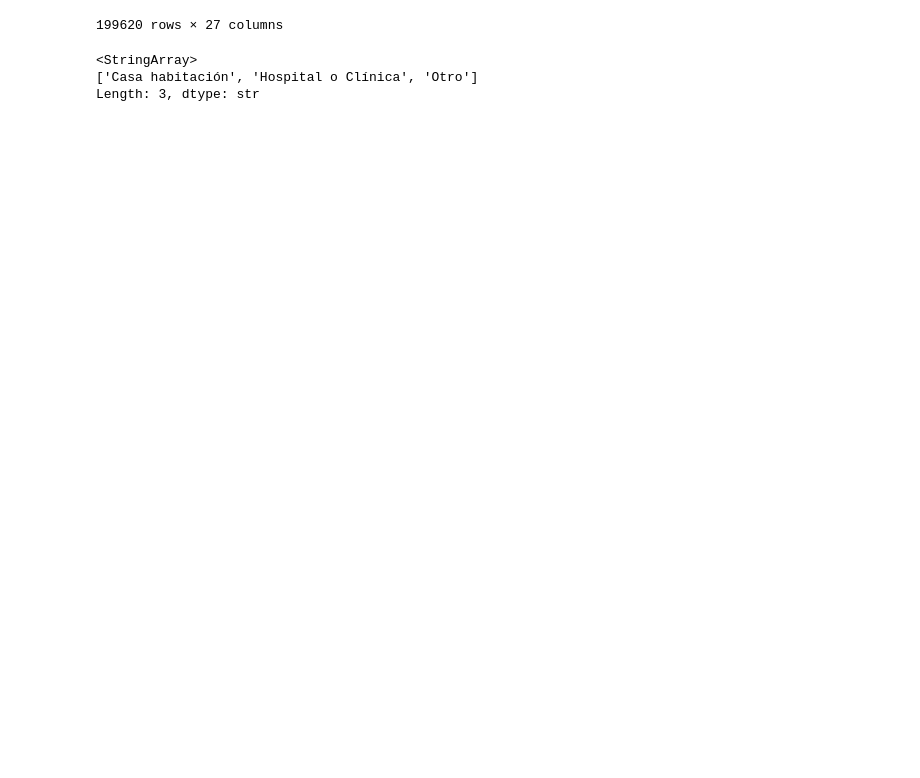
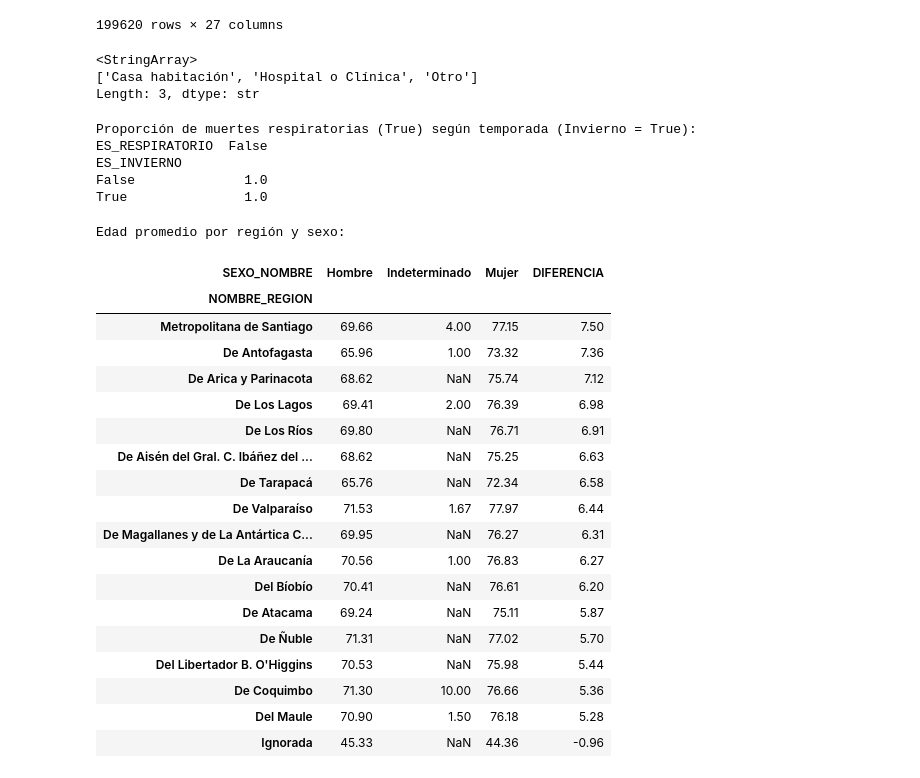
Before and after one commit to Bladex12/proyecto-analisis, a Jupyter notebook: trabajo.ipynb, the cells around one changed output. Cells and saved outputs as stored; diff of their text form; code cells hidden in the pictures; blank space fills up the shorter version.

```diff
--- a/trabajo.ipynb
+++ b/trabajo.ipynb
@@ -244,3 +244,51 @@ df["LUGAR_DEFUNCION"].unique()
 <StringArray>
 ['Casa habitación', 'Hospital o Clínica', 'Otro']
 Length: 3, dtype: str
+# %%
+# Asegurar que FECHA_DEF sea datetime
+df['FECHA_DEF'] = pd.to_datetime(df['FECHA_DEF'])
+df['MES'] = df['FECHA_DEF'].dt.month
+
+df['ES_INVIERNO'] = df['MES'].isin([6, 7, 8])
+
+df['ES_RESPIRATORIO'] = df['GLOSA_CAPITULO_DIAG1'] == 'Enfermedades del sistema respiratorio'
+
+tabla_invierno = pd.crosstab(df['ES_INVIERNO'], df['ES_RESPIRATORIO'], normalize='index')
+
+print("Proporción de muertes respiratorias (True) según temporada (Invierno = True):")
+print(tabla_invierno)
+# %% [output]
+Proporción de muertes respiratorias (True) según temporada (Invierno = True):
+ES_RESPIRATORIO  False
+ES_INVIERNO
+False              1.0
+True               1.0
+# %%
+
+brecha_edad = df.groupby(['NOMBRE_REGION', 'SEXO_NOMBRE'])['EDAD_CANT'].mean().unstack()
+
+brecha_edad['DIFERENCIA'] = brecha_edad['Mujer'] - brecha_edad['Hombre']
+
+print("Edad promedio por región y sexo:")
+display(brecha_edad.sort_values(by='DIFERENCIA', ascending=False))
+# %% [output]
+Edad promedio por región y sexo:
+| SEXO_NOMBRE | Hombre | Indeterminado | Mujer | DIFERENCIA |
+| NOMBRE_REGION |  |  |  |  |
+| Metropolitana de Santiago | 69.66 | 4.00 | 77.15 | 7.50 |
+| De Antofagasta | 65.96 | 1.00 | 73.32 | 7.36 |
+| De Arica y Parinacota | 68.62 | NaN | 75.74 | 7.12 |
+| De Los Lagos | 69.41 | 2.00 | 76.39 | 6.98 |
+| De Los Ríos | 69.80 | NaN | 76.71 | 6.91 |
+| De Aisén del Gral. C. Ibáñez del ... | 68.62 | NaN | 75.25 | 6.63 |
+| De Tarapacá | 65.76 | NaN | 72.34 | 6.58 |
+| De Valparaíso | 71.53 | 1.67 | 77.97 | 6.44 |
+| De Magallanes y de La Antártica C... | 69.95 | NaN | 76.27 | 6.31 |
+| De La Araucanía | 70.56 | 1.00 | 76.83 | 6.27 |
+| Del Bíobío | 70.41 | NaN | 76.61 | 6.20 |
+| De Atacama | 69.24 | NaN | 75.11 | 5.87 |
+| De Ñuble | 71.31 | NaN | 77.02 | 5.70 |
+| Del Libertador B. O'Higgins | 70.53 | NaN | 75.98 | 5.44 |
+| De Coquimbo | 71.30 | 10.00 | 76.66 | 5.36 |
+| Del Maule | 70.90 | 1.50 | 76.18 | 5.28 |
+| Ignorada | 45.33 | NaN | 44.36 | -0.96 |
```
Also changed, not shown: parts of 1 cell of this notebook.
